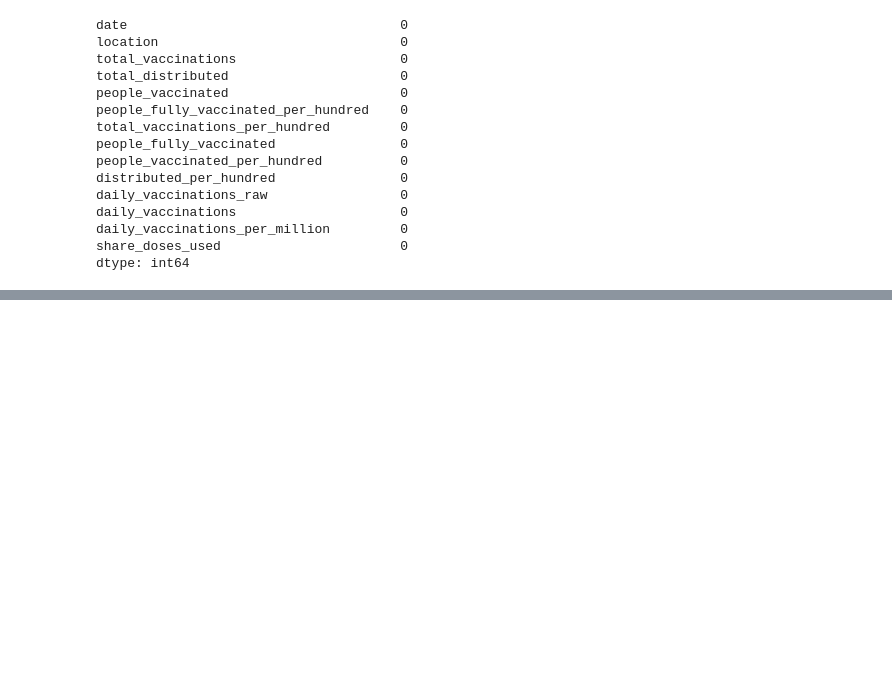
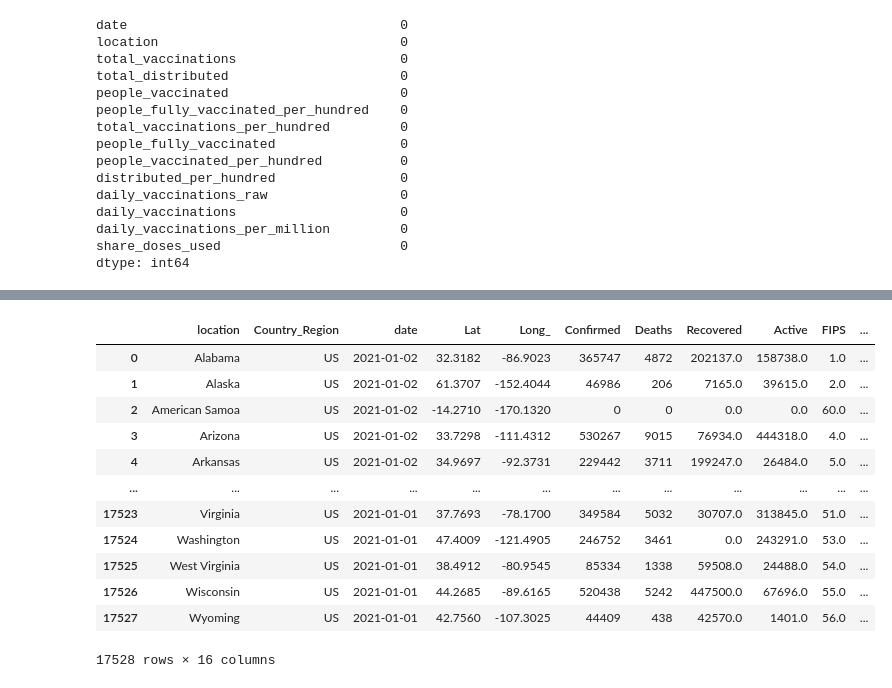
Before and after one commit to DSNortsev/CSE696-CECS_PROJECT, a Jupyter notebook: CSE_Project.ipynb, the cells around one changed output, grey strips where cells are left out. Saved outputs shown, nothing was run; the diff lists cells and outputs as text; code cells hidden in the pictures; blank space fills up the shorter version.

```diff
--- a/CSE_Project.ipynb
+++ b/CSE_Project.ipynb
@@ -615,3 +623,19 @@ complete_df[complete_df['location'] == 'Wyoming'].iloc[-50:]
 # %%
 # Safe pre-processed dataset in CSV file locally
 complete_df.to_csv('processed_by_sate.csv', encoding='utf-8', index=False)
+# %%
+covid_data.group
+# %% [output]
+|  | location | Country_Region | date | Lat | Long_ | Confirmed | Deaths | Recovered | Active | FIPS | ... |
+| 0 | Alabama | US | 2021-01-02 | 32.3182 | -86.9023 | 365747 | 4872 | 202137.0 | 158738.0 | 1.0 | ... |
+| 1 | Alaska | US | 2021-01-02 | 61.3707 | -152.4044 | 46986 | 206 | 7165.0 | 39615.0 | 2.0 | ... |
+| 2 | American Samoa | US | 2021-01-02 | -14.2710 | -170.1320 | 0 | 0 | 0.0 | 0.0 | 60.0 | ... |
+| 3 | Arizona | US | 2021-01-02 | 33.7298 | -111.4312 | 530267 | 9015 | 76934.0 | 444318.0 | 4.0 | ... |
+| 4 | Arkansas | US | 2021-01-02 | 34.9697 | -92.3731 | 229442 | 3711 | 199247.0 | 26484.0 | 5.0 | ... |
+| ... | ... | ... | ... | ... | ... | ... | ... | ... | ... | ... | ... |
+| 17523 | Virginia | US | 2021-01-01 | 37.7693 | -78.1700 | 349584 | 5032 | 30707.0 | 313845.0 | 51.0 | ... |
+| 17524 | Washington | US | 2021-01-01 | 47.4009 | -121.4905 | 246752 | 3461 | 0.0 | 243291.0 | 53.0 | ... |
+| 17525 | West Virginia | US | 2021-01-01 | 38.4912 | -80.9545 | 85334 | 1338 | 59508.0 | 24488.0 | 54.0 | ... |
+| 17526 | Wisconsin | US | 2021-01-01 | 44.2685 | -89.6165 | 520438 | 5242 | 447500.0 | 67696.0 | 55.0 | ... |
+| 17527 | Wyoming | US | 2021-01-01 | 42.7560 | -107.3025 | 44409 | 438 | 42570.0 | 1401.0 | 56.0 | ... |
+17528 rows × 16 columns
```
Also changed, not shown: parts of 21 cells of this notebook, 2 other files.
